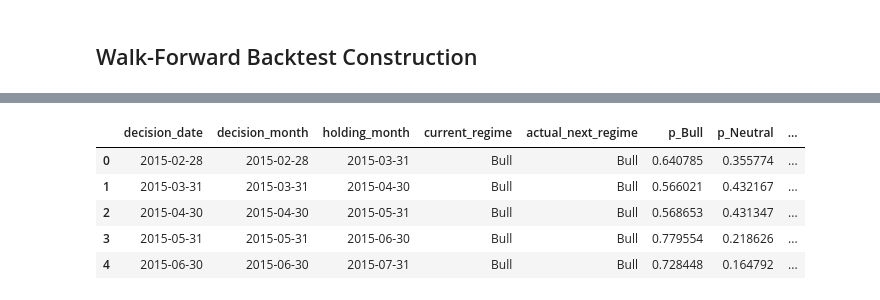
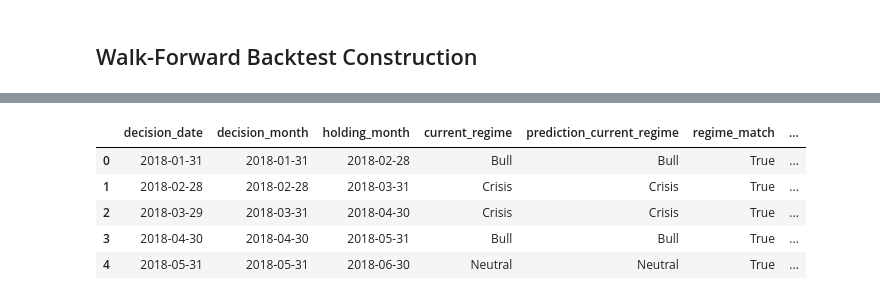
Before and after one commit to aidanpmitchell/stochastic-regime-portfolio-optimization, a Jupyter notebook: notebooks/08_macro_forward_regime_backtest.ipynb, the cells around one changed output, grey strips where cells are left out. Cells and saved outputs as stored; diff of their text form; code cells hidden in the pictures.

Commit message:
Use point-in-time HMM labels in final backtest

```diff
--- a/notebooks/08_macro_forward_regime_backtest.ipynb
+++ b/notebooks/08_macro_forward_regime_backtest.ipynb
@@ -278,8 +376,15 @@ for _, row in macro_predictions.iterrows():
         continue
 
     train_daily_returns = daily_returns.loc[:decision_date, assets].copy()
-    train_labeled_states = daily_labeled_states.loc[:decision_date].copy()
+    train_hmm_features = hmm_features.loc[:decision_date].copy()
     realized_next_month = monthly_returns.loc[holding_month, assets].values.astype(float)
+
+    if len(train_hmm_features) < min_hmm_training_days:
+        continue
+
+    hmm_fit = fit_hmm_and_label_states(train_hmm_features)
+    train_labeled_states = hmm_fit["states_df"]
+    state_summary = hmm_fit["state_summary"]
 
     full_mu, full_cov = estimate_full_sample_moments(train_daily_returns, annualize=True)
     regime_moments = estimate_regime_specific_moments(train_daily_returns, train_labeled_states, assets, annualize=True)
@@ -289,7 +394,12 @@ for _, row in macro_predictions.iterrows():
     static_result = optimize_max_sharpe(full_mu, full_cov, rf=0.0)
     static_weights = static_result["weights"]
 
-    current_regime = row["current_regime"]
+    prediction_current_regime = row["current_regime"]
+    current_raw_state = int(train_labeled_states.loc[decision_date, "raw_state"])
+    current_regime = train_labeled_states.loc[decision_date, "current_regime"]
+    regime_match = current_regime == prediction_current_regime
+    regime_counts = train_labeled_states["current_regime"].value_counts()
+
     current_regime_info = regime_moments[current_regime]
 
     if current_regime_info["mu"] is None or current_regime_info["cov"] is None or current_regime_info["count"] < min_regime_obs:
@@ -335,36 +445,46 @@ for _, row in macro_predictions.iterrows():
         strategy_turnover[name] = np.nan if prev is None else portfolio_turnover(weights, prev)
         previous_weights[name] = weights.copy()
 
     backtest_rows.append({
         "decision_date": decision_date,
         "decision_month": decision_month,
         "holding_month": holding_month,
         "current_regime": current_regime,
+        "prediction_current_regime": prediction_current_regime,
+        "regime_match": regime_match,
         "actual_next_regime": row["actual_next_regime"],
+        "hmm_seed": hmm_fit["seed"],
+        "hmm_score": hmm_fit["score"],
+        "current_raw_state": current_raw_state,
+        "Bull_count": int(regime_counts.get("Bull", 0)),
+        "Neutral_count": int(regime_counts.get("Neutral", 0)),
+        "Crisis_count": int(regime_counts.get("Crisis", 0)),
+        "raw_state_mean_return": state_summary.loc[current_raw_state, "mean_return"],
+        "raw_state_mean_vol": state_summary.loc[current_raw_state, "mean_vol"],
         **{f"p_{regime}": row[f"p_{regime}"] for regime in regime_order},
         "equal_weight_return": strategy_returns["Equal_Weight"],
         "static_mv_return": strategy_returns["Static_MV"],
         "reactive_hmm_return": strategy_returns["Reactive_HMM"],
         "macro_forward_return": strategy_returns["Macro_Forward"],
         "equal_weight_turnover": strategy_turnover["Equal_Weight"],
         "static_mv_turnover": strategy_turnover["Static_MV"],
         "reactive_hmm_turnover": strategy_turnover["Reactive_HMM"],
         "macro_forward_turnover": strategy_turnover["Macro_Forward"],
         "reactive_fallback": reactive_fallback,
         "macro_fallback": macro_fallback,
         "macro_used_probability": macro_used_probability,
         **{f"weight_equal_{asset}": equal_weight_weights[i] for i, asset in enumerate(assets)},
         **{f"weight_static_{asset}": static_weights[i] for i, asset in enumerate(assets)},
         **{f"weight_reactive_{asset}": reactive_weights[i] for i, asset in enumerate(assets)},
         **{f"weight_macro_{asset}": macro_weights[i] for i, asset in enumerate(assets)},
     })
 
 backtest_results = pd.DataFrame(backtest_rows)
 backtest_results.head()
 # %% [output]
-|  | decision_date | decision_month | holding_month | current_regime | actual_next_regime | p_Bull | p_Neutral | ... |
-| 0 | 2015-02-28 | 2015-02-28 | 2015-03-31 | Bull | Bull | 0.640785 | 0.355774 | ... |
-| 1 | 2015-03-31 | 2015-03-31 | 2015-04-30 | Bull | Bull | 0.566021 | 0.432167 | ... |
-| 2 | 2015-04-30 | 2015-04-30 | 2015-05-31 | Bull | Bull | 0.568653 | 0.431347 | ... |
-| 3 | 2015-05-31 | 2015-05-31 | 2015-06-30 | Bull | Bull | 0.779554 | 0.218626 | ... |
-| 4 | 2015-06-30 | 2015-06-30 | 2015-07-31 | Bull | Bull | 0.728448 | 0.164792 | ... |
+|  | decision_date | decision_month | holding_month | current_regime | prediction_current_regime | regime_match | ... |
+| 0 | 2018-01-31 | 2018-01-31 | 2018-02-28 | Bull | Bull | True | ... |
+| 1 | 2018-02-28 | 2018-02-28 | 2018-03-31 | Crisis | Crisis | True | ... |
+| 2 | 2018-03-29 | 2018-03-31 | 2018-04-30 | Crisis | Crisis | True | ... |
+| 3 | 2018-04-30 | 2018-04-30 | 2018-05-31 | Bull | Bull | True | ... |
+| 4 | 2018-05-31 | 2018-05-31 | 2018-06-30 | Neutral | Neutral | True | ... |
```
Also changed, not shown: parts of 25 cells of this notebook, 6 other files.
